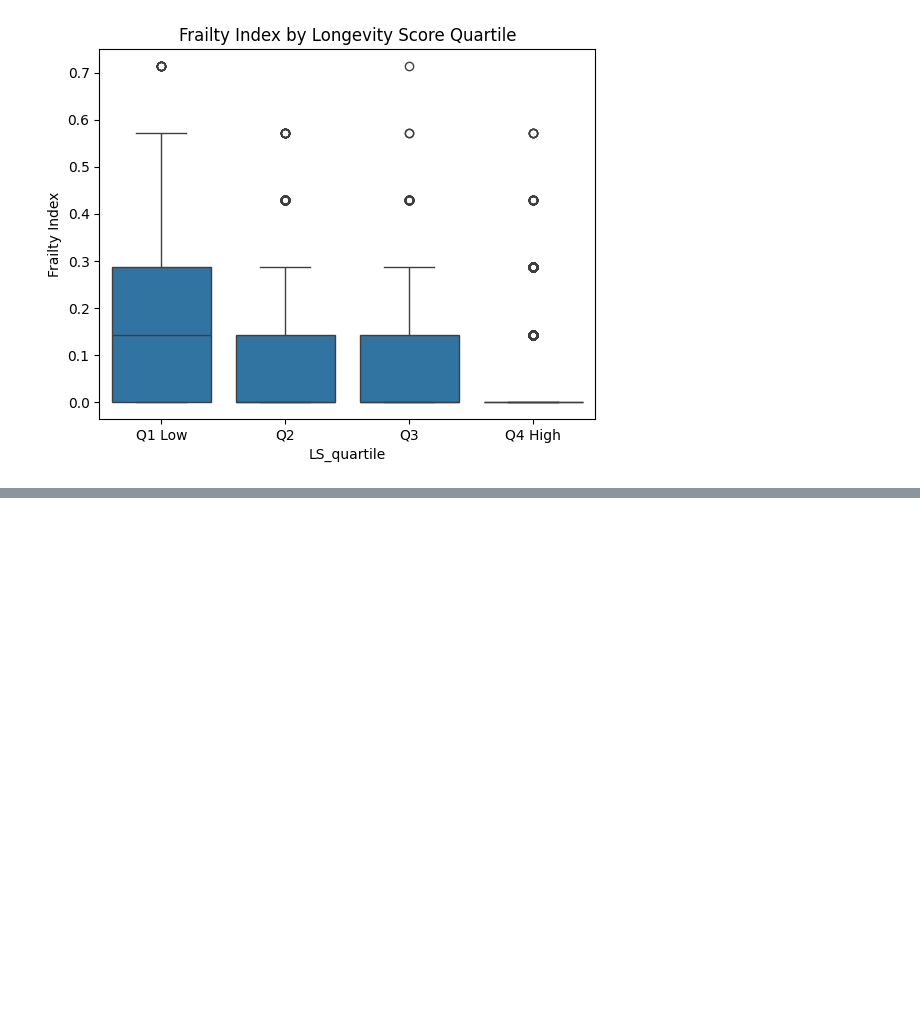
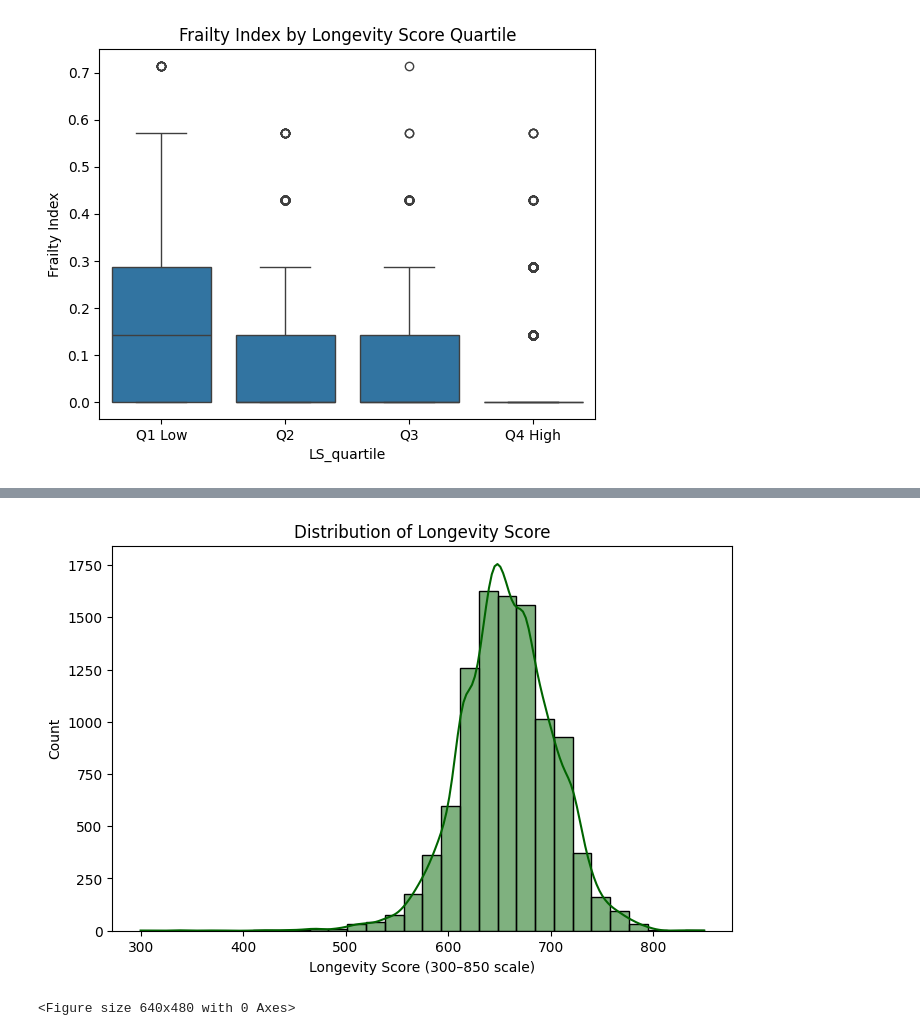
Before and after one commit to JACKMCDONNELL/quotient-health-NHANES, a Jupyter notebook: NHANES import final.ipynb, the cells around one changed output, grey strips where cells are left out. Saved outputs shown, nothing was run; the diff lists cells and outputs as text; code cells hidden in the pictures; blank space fills up the shorter version.

```diff
--- a/NHANES import final.ipynb
+++ b/NHANES import final.ipynb
@@ -1235,0 +1522,22 @@ q1_top
+# %%
+# assess distribution of longevity score
+
+import matplotlib.pyplot as plt
+import seaborn as sns
+
+plt.figure(figsize=(8,5))
+sns.histplot(df_val["longevity_score"].dropna(),
+             bins=30,
+             kde=True,
+             color="darkgreen")
+
+plt.title("Distribution of Longevity Score")
+plt.xlabel("Longevity Score (300–850 scale)")
+plt.ylabel("Count")
+
+plt.show()
+
+plt.savefig("fig_ls_hist.png", dpi=300, bbox_inches="tight")
+# %% [output]
+[figure, added]
+<Figure size 640x480 with 0 Axes>
```
Also changed, not shown: parts of 8 cells of this notebook, 10 other files.
